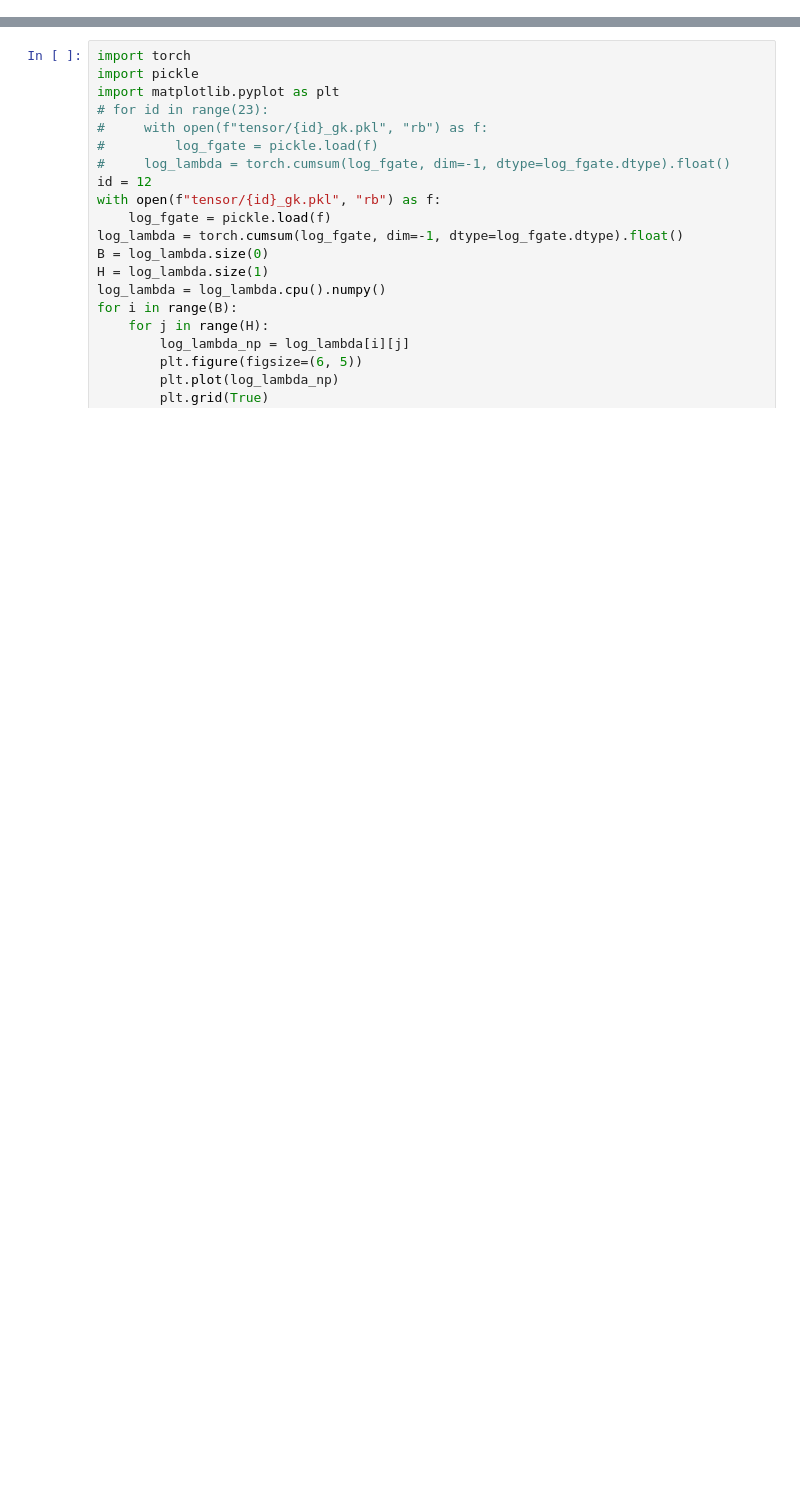
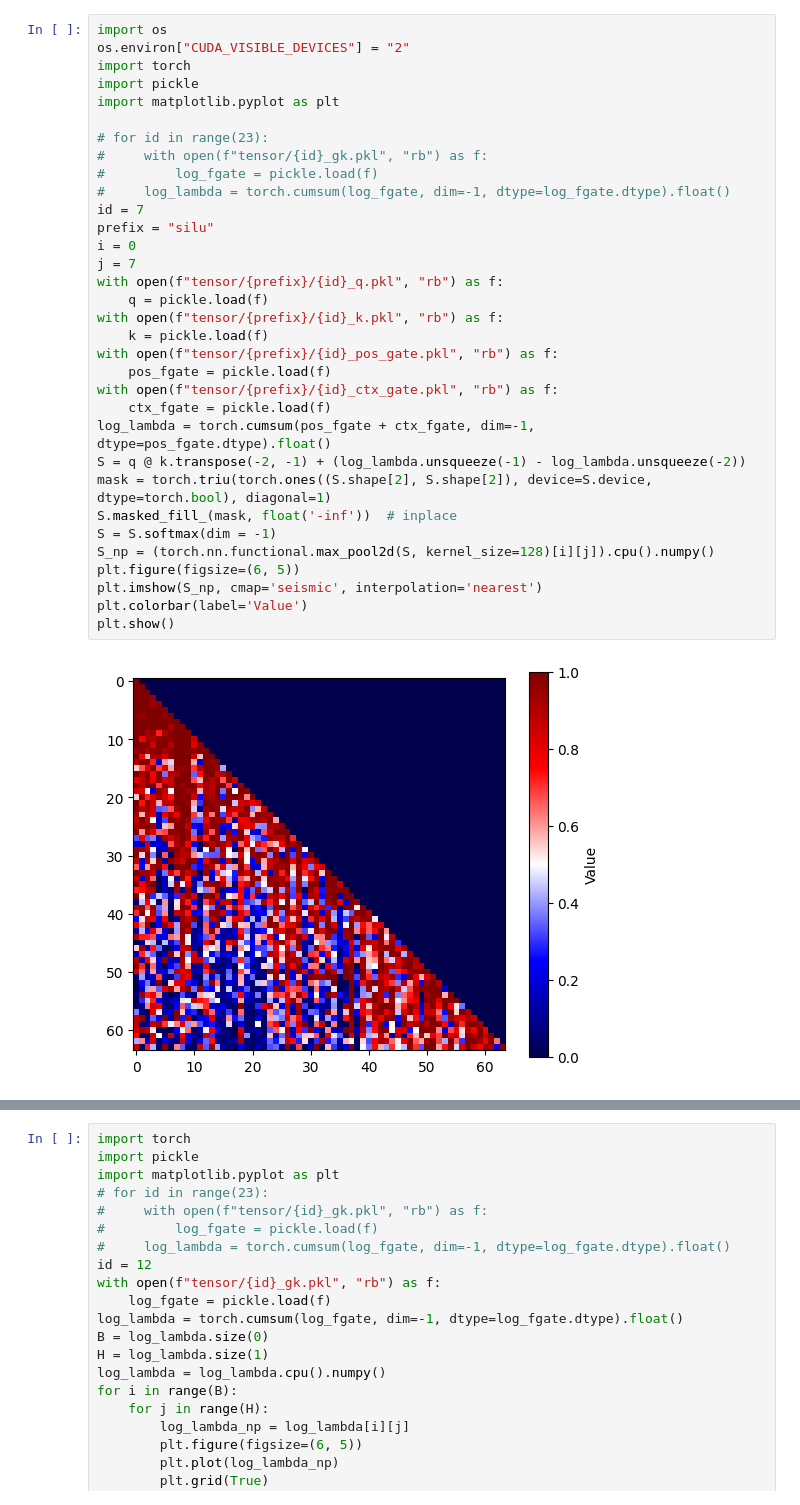
Before and after one commit to dingirsu/forgetting-transformer, a Jupyter notebook: inspect.ipynb, the cells around one changed output, grey strips where cells are left out. Cells and saved outputs as stored; diff of their text form; blank space fills up the shorter version.

```diff
--- a/inspect.ipynb
+++ b/inspect.ipynb
@@ -1 +113,36 @@
+# %%
+import os
+os.environ["CUDA_VISIBLE_DEVICES"] = "2"
+import torch
+import pickle
+import matplotlib.pyplot as plt
+
+# for id in range(23):
+#     with open(f"tensor/{id}_gk.pkl", "rb") as f:
+#         log_fgate = pickle.load(f)
+#     log_lambda = torch.cumsum(log_fgate, dim=-1, dtype=log_fgate.dtype).float()
+id = 7
+prefix = "silu"
+i = 0
+j = 7
+with open(f"tensor/{prefix}/{id}_q.pkl", "rb") as f:
+    q = pickle.load(f)
+with open(f"tensor/{prefix}/{id}_k.pkl", "rb") as f:
+    k = pickle.load(f)
+with open(f"tensor/{prefix}/{id}_pos_gate.pkl", "rb") as f:
+    pos_fgate = pickle.load(f)
+with open(f"tensor/{prefix}/{id}_ctx_gate.pkl", "rb") as f:
+    ctx_fgate = pickle.load(f)
+log_lambda = torch.cumsum(pos_fgate + ctx_fgate, dim=-1, dtype=pos_fgate.dtype).float()
+S = q @ k.transpose(-2, -1) + (log_lambda.unsqueeze(-1) - log_lambda.unsqueeze(-2))
+mask = torch.triu(torch.ones((S.shape[2], S.shape[2]), device=S.device, dtype=torch.bool), diagonal=1)
+S.masked_fill_(mask, float('-inf'))  # inplace
+S = S.softmax(dim = -1)
+S_np = (torch.nn.functional.max_pool2d(S, kernel_size=128)[i][j]).cpu().numpy()
+plt.figure(figsize=(6, 5))
+plt.imshow(S_np, cmap='seismic', interpolation='nearest')
+plt.colorbar(label='Value')
+plt.show()
+# %% [output]
+[figure, added]
 # %%
```
Also changed, not shown: parts of 5 cells of this notebook, 4 other files.
